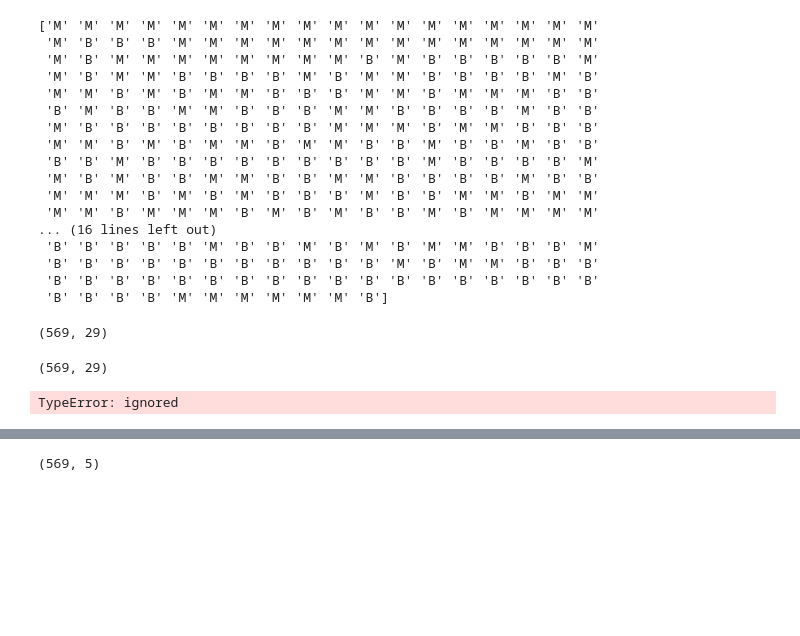
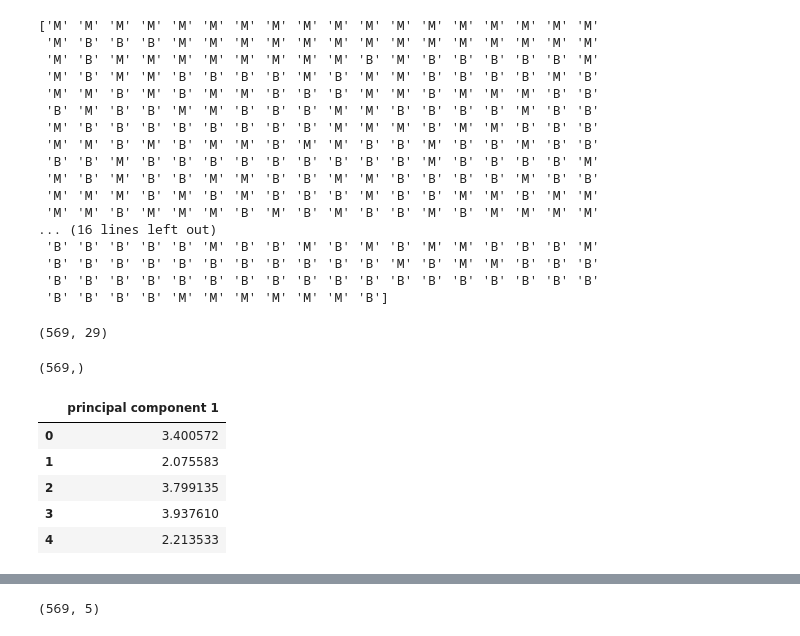
Before and after one commit to hananlu/SLOuas, a Jupyter notebook: Cancer_Clustering_LDA.ipynb, the cells around one changed output, grey strips where cells are left out. Cells and saved outputs as stored; diff of their text form; code cells hidden in the pictures; blank space fills up the shorter version.

```diff
--- a/Cancer_Clustering_LDA.ipynb
+++ b/Cancer_Clustering_LDA.ipynb
@@ -97,20 +93,25 @@ print(y)
 x.shape
 # %% [output]
 (569, 29)
+# %%
+y.shape
+# %% [output]
+(569,)
 # %%
 from sklearn.preprocessing import StandardScaler
 x = StandardScaler().fit_transform(x)
-# %%
-x.shape
-# %% [output]
-(569, 29)
 # %%
 from sklearn.discriminant_analysis import LinearDiscriminantAnalysis
-lda = LinearDiscriminantAnalysis(n_components=2)
-principalComponents = lda.fit_transform(x)
+lda = LinearDiscriminantAnalysis(n_components=1)
+principalComponents = lda.fit(x, y).transform(x)
 principalDf = pd.DataFrame(data = principalComponents
-             , columns = ['principal component 1', 'principal component 2'])
+             , columns = ['principal component 1'])
 principalDf.head()
 # %% [output]
-TypeError: ignored
+|  | principal component 1 |
+| 0 | 3.400572 |
+| 1 | 2.075583 |
+| 2 | 3.799135 |
+| 3 | 3.937610 |
+| 4 | 2.213533 |
 # %%
```
Also changed, not shown: parts of 9 cells of this notebook.
